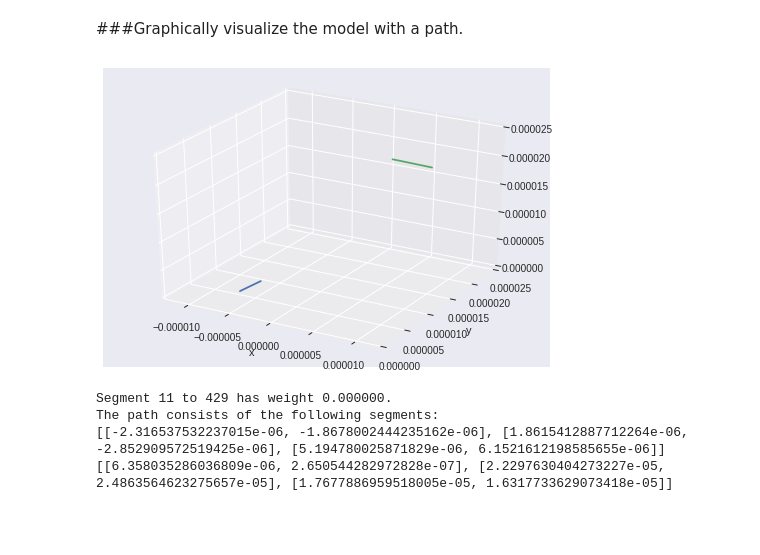
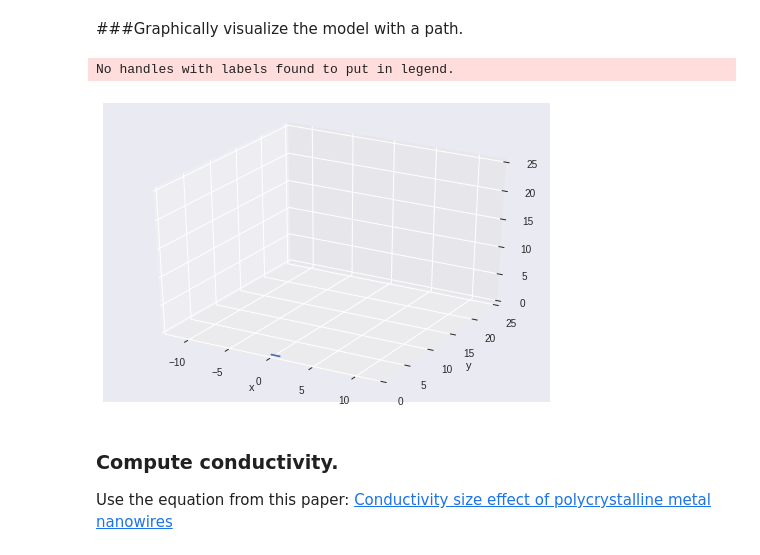
Before and after one commit to mzhang32/nanohub-project, a Jupyter notebook: first_submodel.ipynb, the cells around one changed output. Cells and saved outputs as stored; diff of their text form; code cells hidden in the pictures; blank space fills up the shorter version.

```diff
--- a/first_submodel.ipynb
+++ b/first_submodel.ipynb
@@ -230,6 +372,6 @@ def init_graph(segments, tolerance):
   return G
 # %%
-G = init_graph(segments, 0)
+G = init_graph(segments, diameter)
 #G = init_graph(segments, diameter)
 #list(G.nodes)
 # %% [markdown]
@@ -303,0 +448,8 @@ def find_connecting_cluster(length, segs, G, tol):
+# %%
+fig = plt.figure()
+ax = fig.add_subplot(111, projection='3d')
+K = find_connecting_cluster(length_of_poly, segments, G, diameter)
+for n in K.nodes:
+  seg = segments[n]
+  ax.plot(seg[0], seg[1], seg[2])
+plt.show()
@@ -305,7 +461,7 @@ def find_connecting_cluster(length, segs, G, tol):
 import random
 
 """ Given the length of the cross-section, a list of sorted segments
- [(x1, x2), (y1, y2), (z1, z2)], graph G, and a tolerance, return a
+ [(x1, x2), (y1, y2), (z1, z2)], graph G, and a tolerance, return some
  connecting graph. If none, return None.
 """
 def find_connecting_path(length, segs, G, tol):
@@ -325,8 +481,8 @@ def find_connecting_path(length, segs, G, tol):
                                             source_plane, segs[i][1][1])]
   sink_segs = [i for i in n if is_between(segs[i][1][0],
                                           sink_plane, segs[i][1][1])]
-  random.shuffle(source_segs)
-  random.shuffle(sink_segs)
+  #random.shuffle(source_segs)
+  #random.shuffle(sink_segs)
 
   print("Source segments: ", source_segs)
   print("Sink segments: ", sink_segs)
@@ -389,29 +546,30 @@ Sink segments:  [1321, 1020, 2327, 145, 1466, 1709, 1022, 1000, 403, 2268, 574,
 # %%
 fig = plt.figure()
 ax = fig.add_subplot(111, projection='3d')
-
+path = paths[0]
 for n in path:
   seg = segments[n]
-  ax.plot(seg[0], seg[1], seg[2])
-#ax.plot([0, -1], [0, -1], [0, -1]) # Test line segment
+#   ax.plot(seg[0], seg[1], seg[2], label=n)
+ax.legend()
+ax.plot([0, 1], [0, 0], [0, 0]) # Test line segment
 plt.xlabel('x')
 plt.ylabel('y')
-#plt.axis([-width_of_poly/2, width_of_poly/2, 0, length_of_poly, 0, length_of_poly])
 ax.set_xlim3d(-width_of_poly/2, width_of_poly/2)
 ax.set_ylim3d(0, length_of_poly)
 ax.set_zlim3d(0, length_of_poly)
 plt.show()
 
-for i in range(len(path)-1):
-  u = path[i]
-  v = path[i+1]
-  print("Segment %d to %d has weight %f." % (u, v, H.edges[u, v]['weight']))
-print("The path consists of the following segments: ")
-for n in path:
-  print(segments[n])
+
+# for i in range(len(path)-1):
+#   u = path[i]
+#   v = path[i+1]
+#   print("Segment %d to %d has weight %f." % (u, v, H.edges[u, v]['weight']))
+# print("The path consists of the following segments: ")
+# for n in path:
+#   print(segments[n])
 # %% [output]
+No handles with labels found to put in legend.
-[figure, old version]
+[figure, new version]
-Segment 11 to 429 has weight 0.000000.
-The path consists of the following segments:
-[[-2.316537532237015e-06, -1.8678002444235162e-06], [1.8615412887712264e-06, -2.852909572519425e-06], [5.194780025871829e-06, 6.1521612198585655e-06]]
-[[6.358035286036809e-06, 2.650544282972828e-07], [2.2297630404273227e-05, 2.4863564623275657e-05], [1.7677886959518005e-05, 1.6317733629073418e-05]]
+# %% [markdown]
+### Compute conductivity.
+Use the equation from this paper: [Conductivity size effect of polycrystalline metal nanowires](https://aip.scitation.org/doi/full/10.1063/1.4967198)
```
Also changed, not shown: parts of 20 cells of this notebook.
